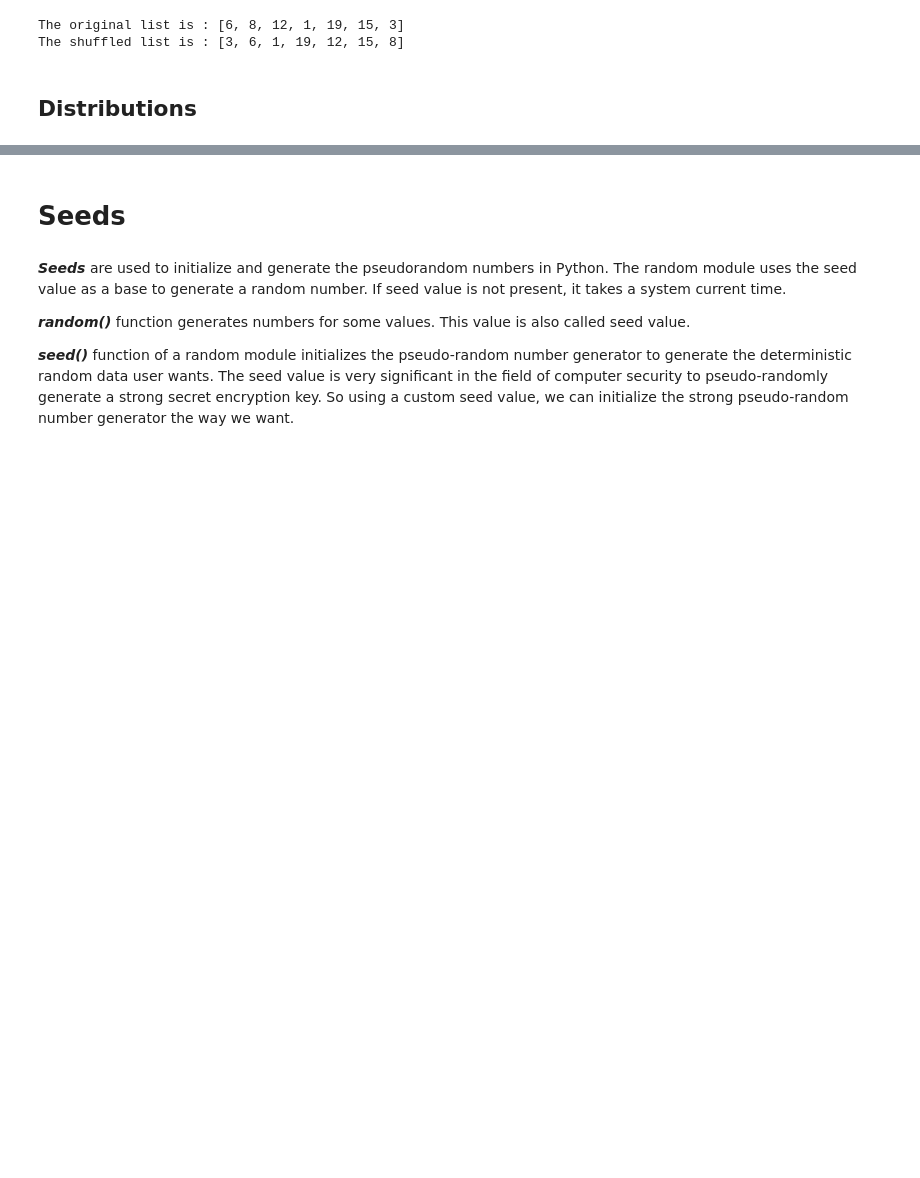
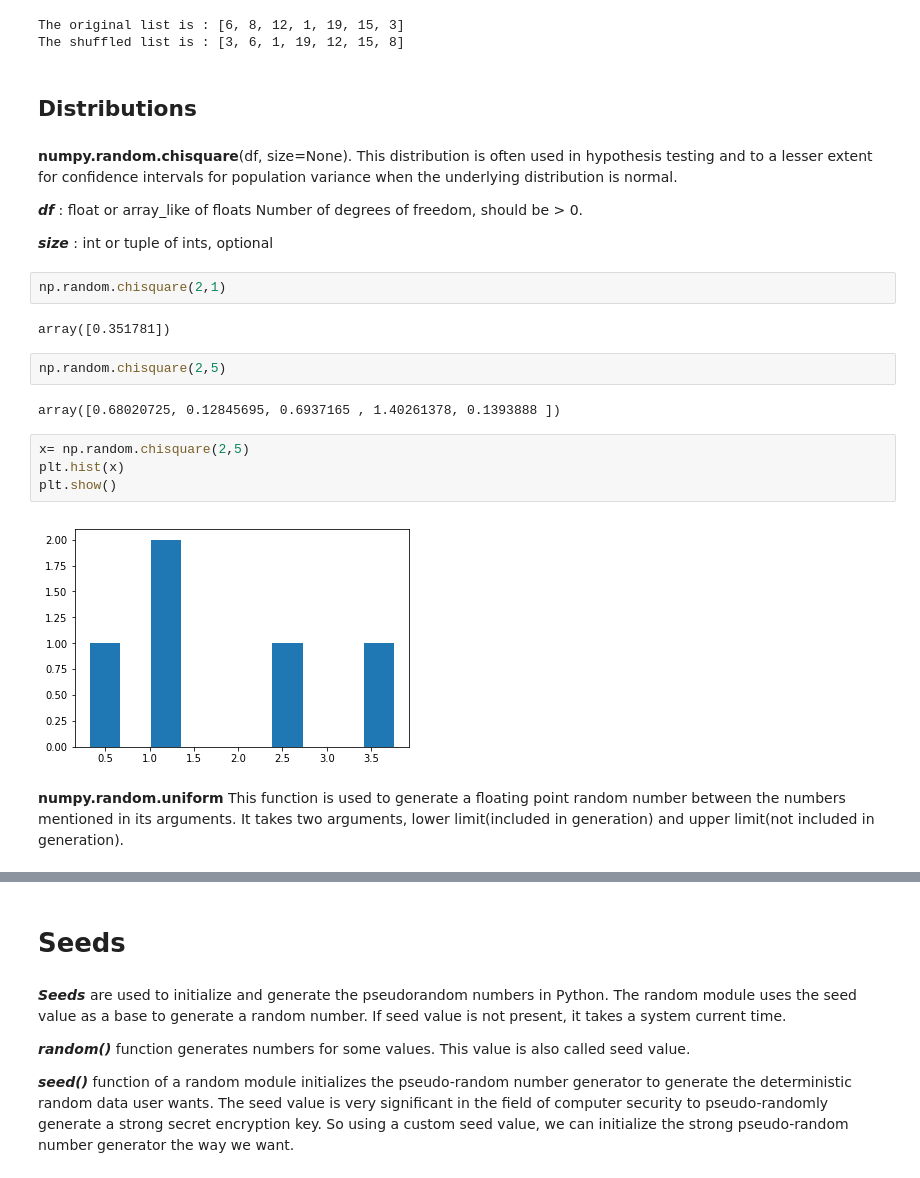
Before and after one commit to karolinaszafranbelzowska/numpy.random, a Jupyter notebook: The numpy.random.ipynb, the cells around one changed output, grey strips where cells are left out. Drawn from its saved outputs; the diff is of its cells as text; blank space fills up the shorter version.

```diff
--- a/The numpy.random.ipynb
+++ b/The numpy.random.ipynb
@@ -152,3 +166,26 @@ The original list is : [6, 8, 12, 1, 19, 15, 3]
 The shuffled list is : [3, 6, 1, 19, 12, 15, 8]
 # %% [markdown]
 ## Distributions
+# %% [markdown]
+**numpy.random.chisquare**(df, size=None). This distribution is often used in hypothesis testing and to a lesser extent for confidence intervals for population variance when the underlying distribution is normal.
+
+**_df_** : float or array_like of floats
+     Number of degrees of freedom, should be > 0.
+
+**_size_** : int or tuple of ints, optional
+# %%
+np.random.chisquare(2,1)
+# %% [output]
+array([0.351781])
+# %%
+np.random.chisquare(2,5)
+# %% [output]
+array([0.68020725, 0.12845695, 0.6937165 , 1.40261378, 0.1393888 ])
+# %%
+x= np.random.chisquare(2,5)
+plt.hist(x)
+plt.show()
+# %% [output]
+[figure, added]
+# %% [markdown]
+**numpy.random.uniform** This function is used to generate a floating point random number between the numbers mentioned in its arguments. It takes two arguments, lower limit(included in generation) and upper limit(not included in generation).
```
Also changed, not shown: parts of 8 cells of this notebook.
